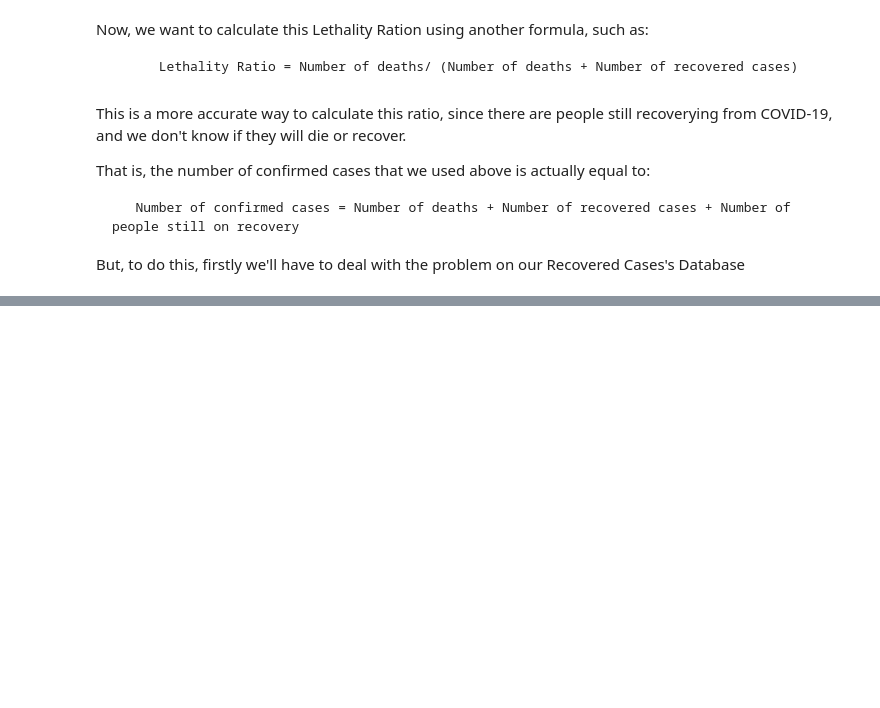
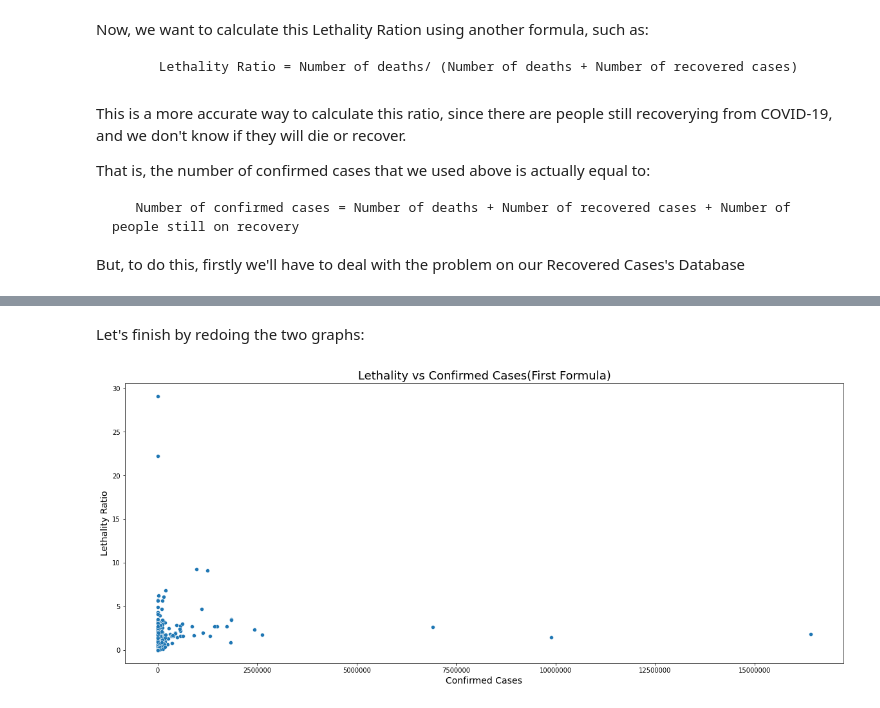
Before and after one commit to nathanaelduque/COVID-19, a Jupyter notebook: Data Science and Covid 19.ipynb, the cells around one changed output, grey strips where cells are left out. Drawn from its saved outputs; the diff is of its cells as text; code cells hidden in the pictures; blank space fills up the shorter version.

```diff
--- a/Data Science and Covid 19.ipynb
+++ b/Data Science and Covid 19.ipynb
@@ -434,0 +540,9 @@ def latest_by_country_at(data,date):
+# %%
+countries_on_last_date_recovered = save_verify.index
+countries_on_last_date_recovered
+
+countries_not_on_last_date_recovered = list()
+for country in all_countries:
+  if country not in countries_on_last_date_recovered:
+    countries_not_on_last_date_recovered.append(country)
+countries_not_on_last_date_recovered
@@ -434,0 +567,9 @@ def latest_by_country_at(data,date):
+# %%
+informations = [latest_by_country_at(confirmed,last_date_recovered),
+                latest_by_country_at(deaths,last_date_recovered),
+                latest_by_country_at(recovered,last_date_recovered)]
+
+combined2  = pd.concat(informations,axis=1)
+combined2.columns = ["confirmed","deaths","recovered"]
+combined2.drop(countries_not_on_last_date_recovered,inplace= True)
+combined2.head()
@@ -434,0 +597,4 @@ def latest_by_country_at(data,date):
+# %%
+lethality_ratio_1 = (combined2["deaths"]/combined2["confirmed"])*100
+combined2["lethality_ratio_1(%)"]= lethality_ratio_1
+combined2.head()
@@ -434,0 +633,5 @@ def latest_by_country_at(data,date):
+# %%
+lethality_ratio_2 = ((100*combined2["deaths"])/(combined2["deaths"] + combined2["recovered"]))
+combined2["lethality_ratio_2(%)"]= lethality_ratio_2
+combined2["deaths and recovered"] =  combined2["deaths"] + combined2["recovered"] # We'll use this on a graph
+combined2.sort_values("lethality_ratio_2(%)",ascending = False).head(10)
@@ -434,0 +658,14 @@ def latest_by_country_at(data,date):
+# %% [markdown]
+
+Let's finish by redoing the two graphs:
+# %%
+plt.figure(figsize=(20,8))
+plt.ticklabel_format(style='plain', axis='x')
+sns.scatterplot(data = combined2 , x = 'confirmed',y = 'lethality_ratio_1(%)')
+plt.ticklabel_format(axis='both', style='plain', scilimits=(0,0))
+plt.title("Lethality vs Confirmed Cases(First Formula)",fontsize = 18)
+plt.ylabel("Lethality Ratio",fontsize=14)
+plt.xlabel("Confirmed Cases",fontsize=14)
+plt.show()
+# %% [output]
+[figure, added]
```
Also changed, not shown: parts of 48 cells of this notebook.
